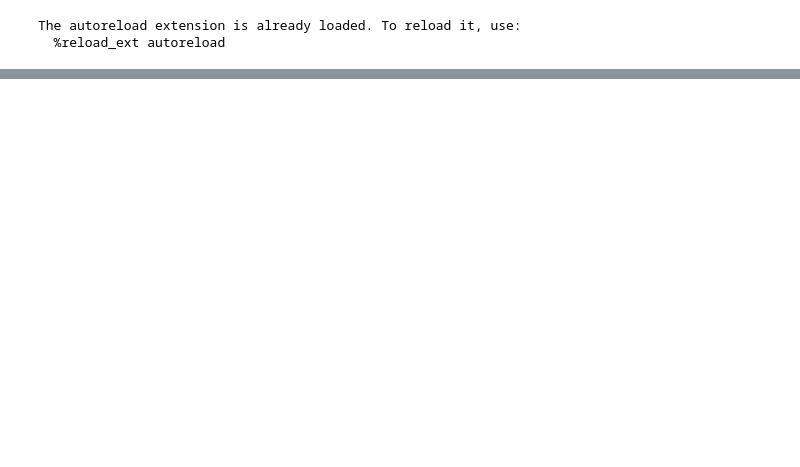
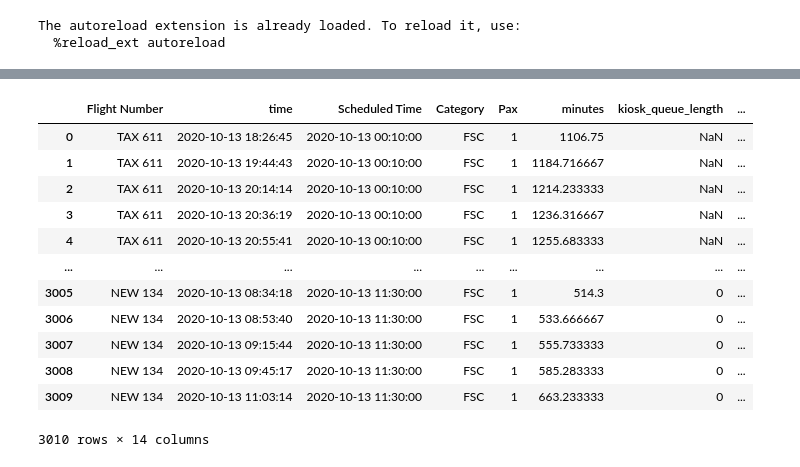
Before and after one commit to AntoineGlacet/KAPpaxsim, a Jupyter notebook: notebooks/stripped/antoine_4F-6k.ipynb, the cells around one changed output, grey strips where cells are left out. Drawn from its saved outputs; the diff is of its cells as text; code cells hidden in the pictures; blank space fills up the shorter version.

```diff
--- a/notebooks/stripped/antoine_4F-6k.ipynb
+++ b/notebooks/stripped/antoine_4F-6k.ipynb
@@ -57,0 +60,7 @@ simulation.plot_result()
+# %%
+df_result = pd.concat(
+            [pax.row for pax in simulation.pax_list], axis=1
+        ).transpose()
+
+FREQ = "15min"
+WINDOW = 4
@@ -57,0 +208,2 @@ simulation.plot_result()
+# %%
+df_result.set_index(dct_plot['checkin'][0], drop=False)[dct_plot['checkin'][2]]
@@ -57,0 +224,16 @@ simulation.plot_result()
+# %%
+df_result
+# %% [output]
+|  | Flight Number | time | Scheduled Time | Category | Pax | minutes | kiosk_queue_length | ... |
+| 0 | TAX 611 | 2020-10-13 18:26:45 | 2020-10-13 00:10:00 | FSC | 1 | 1106.75 | NaN | ... |
+| 1 | TAX 611 | 2020-10-13 19:44:43 | 2020-10-13 00:10:00 | FSC | 1 | 1184.716667 | NaN | ... |
+| 2 | TAX 611 | 2020-10-13 20:14:14 | 2020-10-13 00:10:00 | FSC | 1 | 1214.233333 | NaN | ... |
+| 3 | TAX 611 | 2020-10-13 20:36:19 | 2020-10-13 00:10:00 | FSC | 1 | 1236.316667 | NaN | ... |
+| 4 | TAX 611 | 2020-10-13 20:55:41 | 2020-10-13 00:10:00 | FSC | 1 | 1255.683333 | NaN | ... |
+| ... | ... | ... | ... | ... | ... | ... | ... | ... |
+| 3005 | NEW 134 | 2020-10-13 08:34:18 | 2020-10-13 11:30:00 | FSC | 1 | 514.3 | 0 | ... |
+| 3006 | NEW 134 | 2020-10-13 08:53:40 | 2020-10-13 11:30:00 | FSC | 1 | 533.666667 | 0 | ... |
+| 3007 | NEW 134 | 2020-10-13 09:15:44 | 2020-10-13 11:30:00 | FSC | 1 | 555.733333 | 0 | ... |
+| 3008 | NEW 134 | 2020-10-13 09:45:17 | 2020-10-13 11:30:00 | FSC | 1 | 585.283333 | 0 | ... |
+| 3009 | NEW 134 | 2020-10-13 11:03:14 | 2020-10-13 11:30:00 | FSC | 1 | 663.233333 | 0 | ... |
+3010 rows × 14 columns
```
Also changed, not shown: parts of 11 cells of this notebook, 1 other file.
